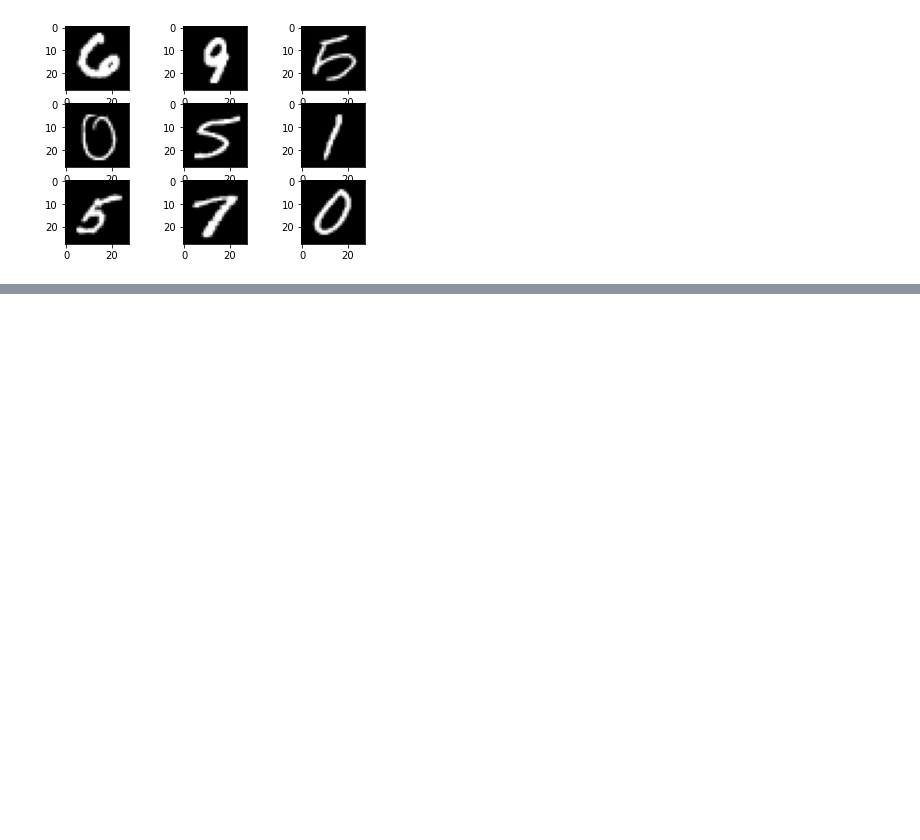
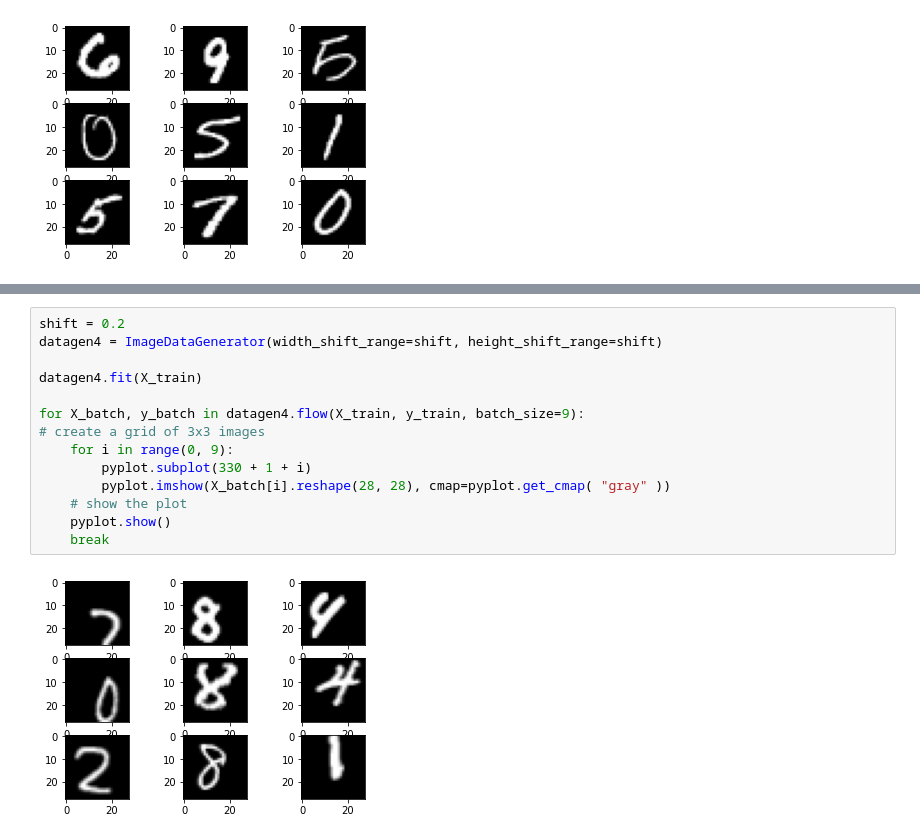
Before and after one commit to soren-hub/Neural_networks_material, a Jupyter notebook: DL_PY/cap20.ipynb, the cells around one changed output, grey strips where cells are left out. Drawn from its saved outputs; the diff is of its cells as text; blank space fills up the shorter version.

```diff
--- a/DL_PY/cap20.ipynb
+++ b/DL_PY/cap20.ipynb
@@ -108,0 +127,16 @@ Test 0.0 255.0 33.79124 79.172455
+# %%
+shift = 0.2
+datagen4 = ImageDataGenerator(width_shift_range=shift, height_shift_range=shift)
+
+datagen4.fit(X_train)
+
+for X_batch, y_batch in datagen4.flow(X_train, y_train, batch_size=9):
+# create a grid of 3x3 images
+    for i in range(0, 9):
+        pyplot.subplot(330 + 1 + i)
+        pyplot.imshow(X_batch[i].reshape(28, 28), cmap=pyplot.get_cmap( "gray" ))
+    # show the plot
+    pyplot.show()
+    break
+# %% [output]
+[figure, added]
```
Also changed, not shown: parts of 17 cells of this notebook, 11 other files.
